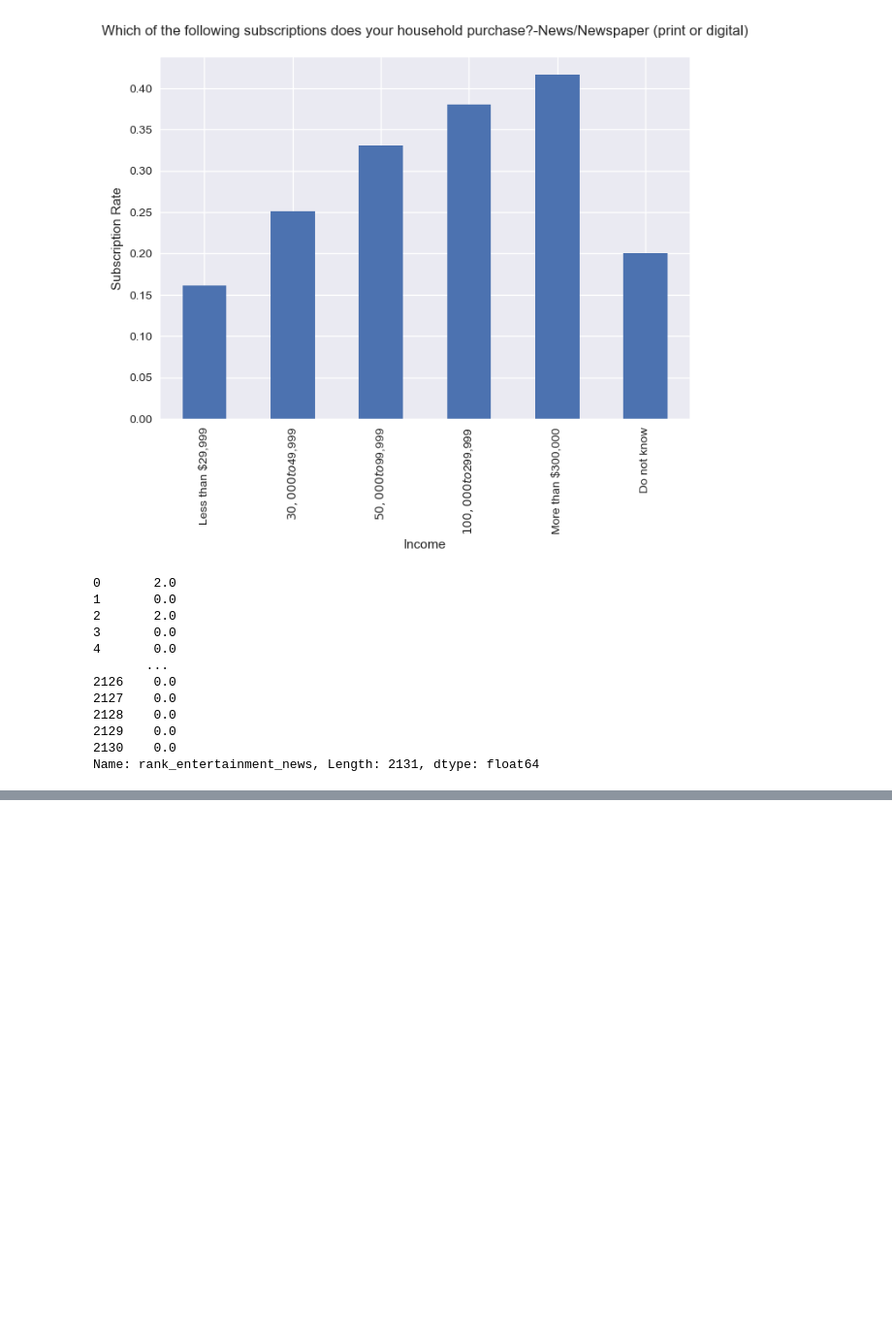
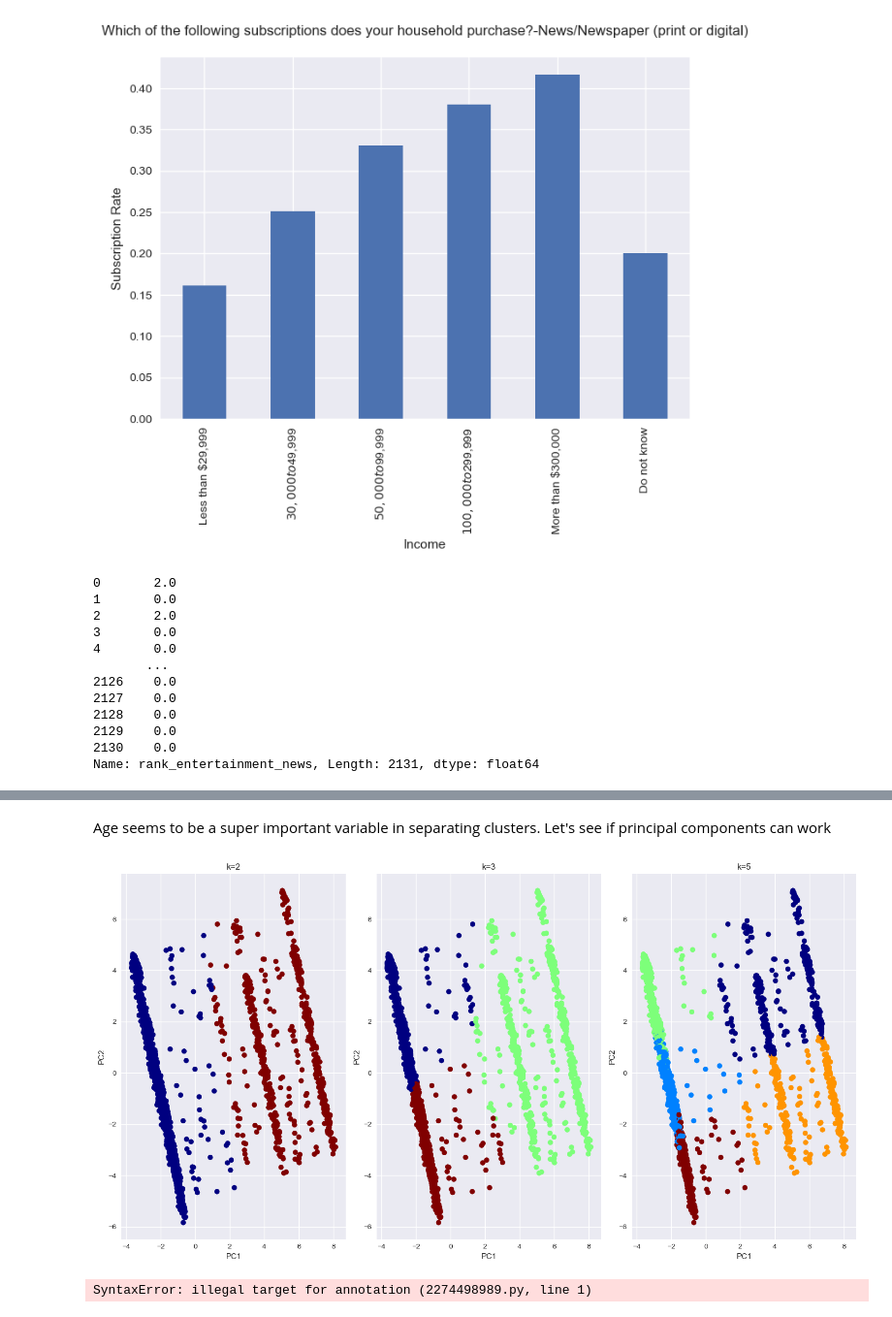
Before and after one commit to abhilashbiswas/customer_segmentation_for_news_outlet, a Jupyter notebook: eda.ipynb, the cells around one changed output, grey strips where cells are left out. Shown at 97% size. Drawn from its saved outputs; the diff is of its cells as text; code cells hidden in the pictures; blank space fills up the shorter version.

```diff
--- a/eda.ipynb
+++ b/eda.ipynb
@@ -408,0 +327,43 @@ Best run was number 5
+# %% [markdown]
+Age seems to be a super important variable in separating clusters. Let's see if principal components can work
+# %%
+# Do the same as before, but plot against principal components
+from sklearn.decomposition import PCA
+
+# Perform PCA to reduce dimensionality to 2 principal components
+pca = PCA(n_components=2)
+X_pca = pca.fit_transform(df[clustering_vars])
+
+# Add the 2 principal components to the dataframe
+df['PC1'] = X_pca[:, 0]
+df['PC2'] = X_pca[:, 1]
+
+# create a figure with subplots
+fig, axes = plt.subplots(1, len(k_values), figsize=(15, 8))
+
+
+# Iterate over each K-means value and create a scatter plot for age vs. income, age vs. gender, and income vs. gender
+for i, k in enumerate(k_values):
+
+    kmeans = KMeans(n_clusters=k, random_state=42)
+    kmeans.fit(df[clustering_vars])
+    labels = kmeans.labels_
+
+    # Plot PC1 vs PC2
+    axes[i].scatter(X_pca[:, 0], X_pca[:, 1], c=labels, cmap='jet')
+    axes[i].set_xlabel('PC1')
+    axes[i].set_ylabel('PC2')
+    axes[i].set_title(f'k={k}')
+
+plt.tight_layout()
+plt.show()
+# %% [output]
+[figure, added]
+# %%
+    'Agree somewhat': 1,
+    'Agree strongly': 2,
+    'Disagree somewhat': 3,
+    'Disagree strongly': 4,
+    'N/A; I do not have a basis to answer': 5
+# %% [output]
+SyntaxError: illegal target for annotation (2274498989.py, line 1)
```
Also changed, not shown: parts of 22 cells of this notebook.
